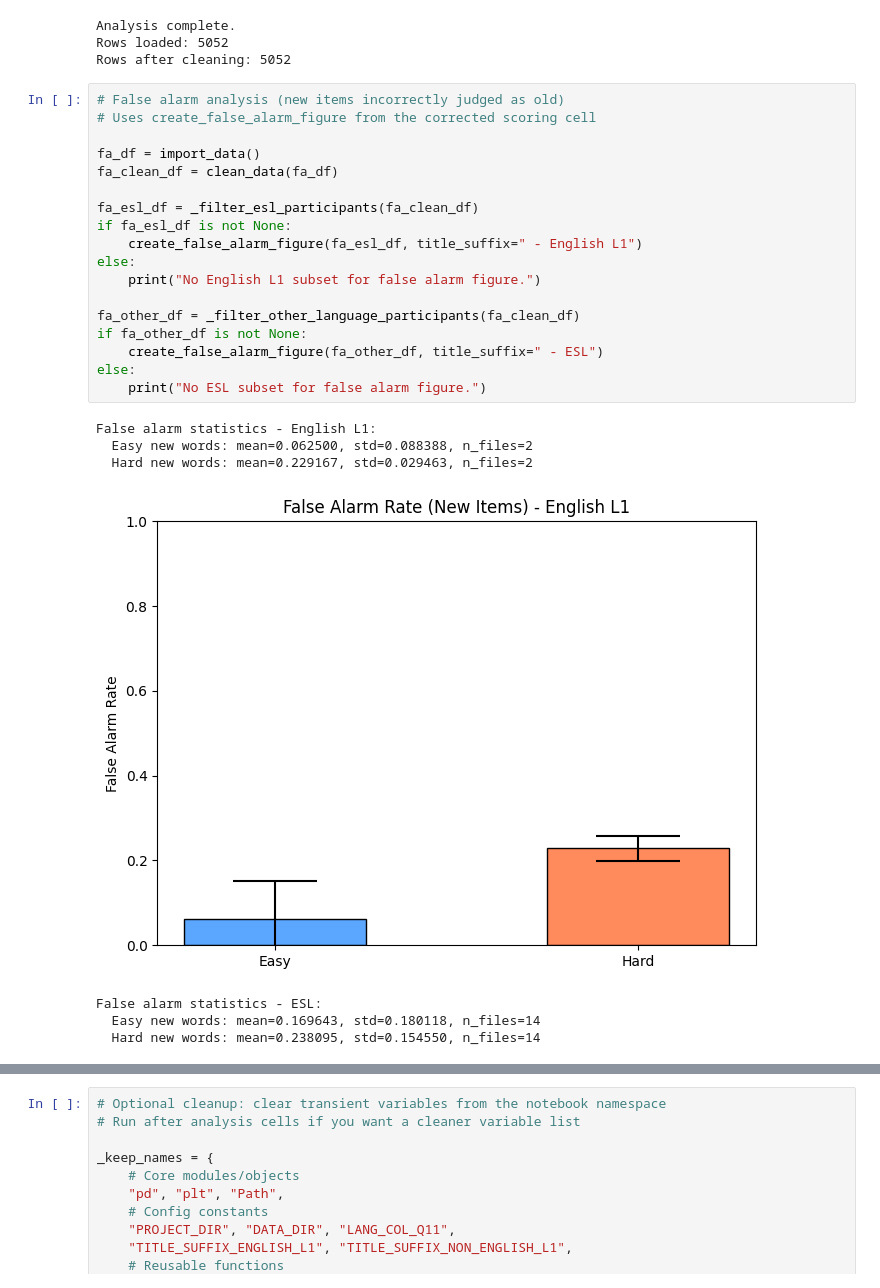
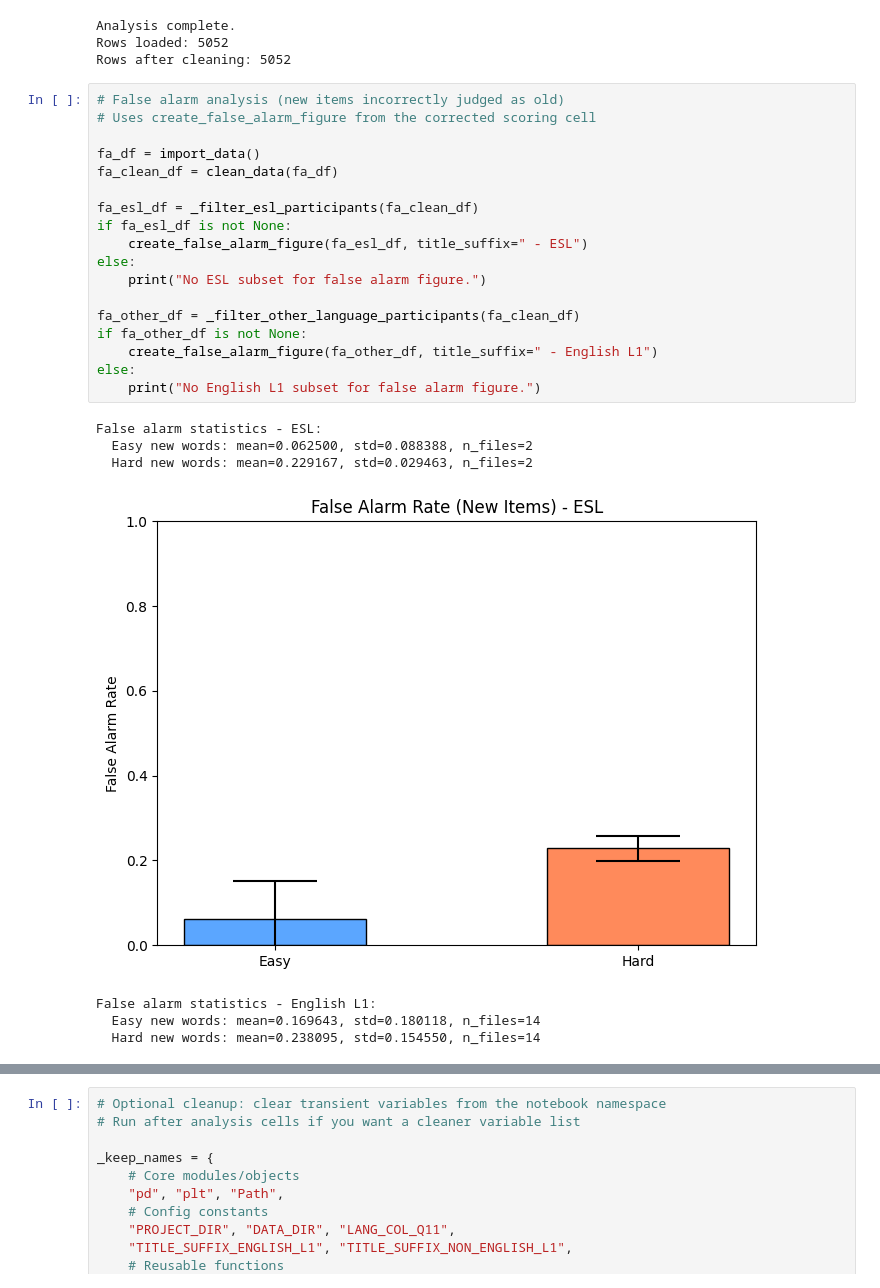
Before and after one commit to mchin21/DF-L2-project, a Jupyter notebook: main.ipynb, the cells around one changed output, grey strips where cells are left out. Drawn from its saved outputs; the diff is of its cells as text.

```diff
--- a/main.ipynb
+++ b/main.ipynb
@@ -469,26 +469,26 @@ Rows after cleaning: 5052
 # %%
 # False alarm analysis (new items incorrectly judged as old)
 # Uses create_false_alarm_figure from the corrected scoring cell
 
 fa_df = import_data()
 fa_clean_df = clean_data(fa_df)
 
 fa_esl_df = _filter_esl_participants(fa_clean_df)
 if fa_esl_df is not None:
-    create_false_alarm_figure(fa_esl_df, title_suffix=" - English L1")
+    create_false_alarm_figure(fa_esl_df, title_suffix=" - ESL")
 else:
-    print("No English L1 subset for false alarm figure.")
+    print("No ESL subset for false alarm figure.")
 
 fa_other_df = _filter_other_language_participants(fa_clean_df)
 if fa_other_df is not None:
-    create_false_alarm_figure(fa_other_df, title_suffix=" - ESL")
+    create_false_alarm_figure(fa_other_df, title_suffix=" - English L1")
 else:
-    print("No ESL subset for false alarm figure.")
+    print("No English L1 subset for false alarm figure.")
 # %% [output]
-False alarm statistics - English L1:
+False alarm statistics - ESL:
   Easy new words: mean=0.062500, std=0.088388, n_files=2
   Hard new words: mean=0.229167, std=0.029463, n_files=2
-[figure, old version]
+[figure, new version]
-False alarm statistics - ESL:
+False alarm statistics - English L1:
   Easy new words: mean=0.169643, std=0.180118, n_files=14
   Hard new words: mean=0.238095, std=0.154550, n_files=14
```
Also changed, not shown: parts of 1 cell of this notebook.
